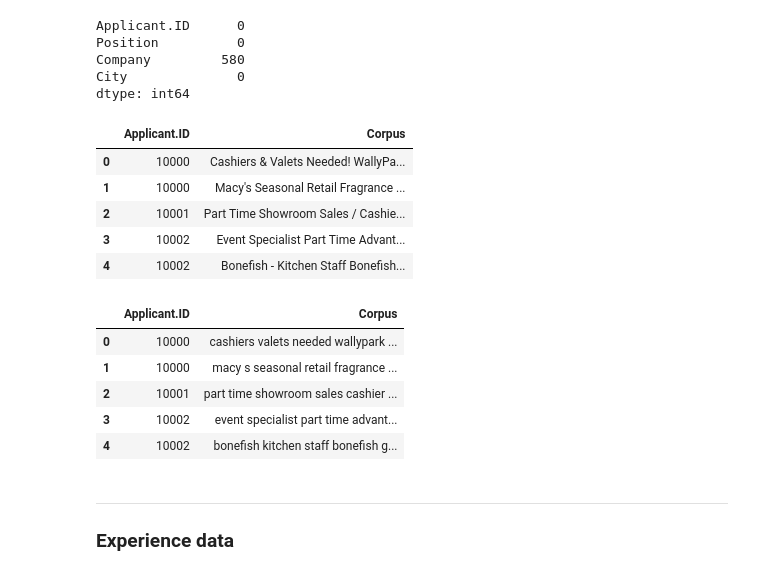
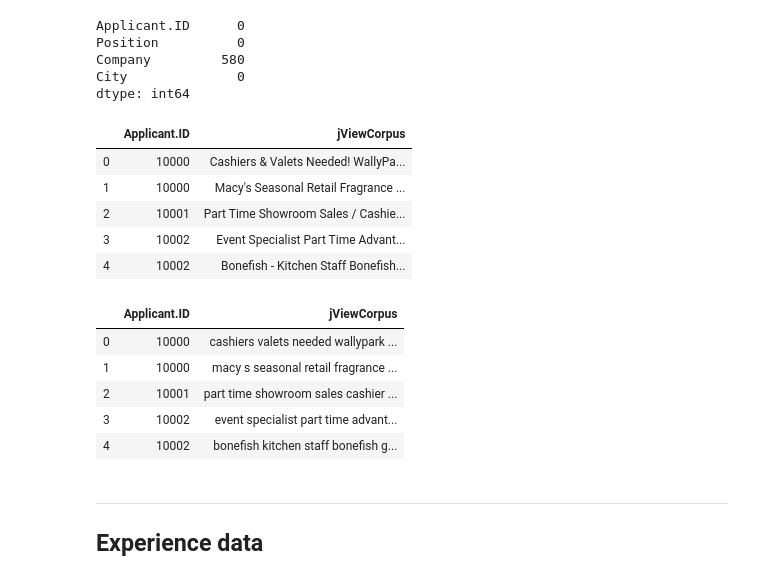
Before and after one commit to SamLevinSE/job_recommender_with_NLP, a Jupyter notebook: job_recommender_data_mining_USERS.ipynb, the cells around one changed output. Cells and saved outputs as stored; diff of their text form; code cells hidden in the pictures.

```diff
--- a/job_recommender_data_mining_USERS.ipynb
+++ b/job_recommender_data_mining_USERS.ipynb
@@ -90,22 +90,22 @@ Company         580
 City              0
 dtype: int64
 # %%
-jViews['Corpus'] = jViews['Position'].map(str) +' '+jViews["Company"] +"  "+ jViews["City"]
+jViews['jViewCorpus'] = jViews['Position'].map(str) +' '+jViews["Company"] +"  "+ jViews["City"]
 jViews = jViews.drop(['Position', 'Company', 'City'], axis=1)
 jViews.head()
 # %% [output]
-|  | Applicant.ID | Corpus |
+|  | Applicant.ID | jViewCorpus |
 | 0 | 10000 | Cashiers & Valets Needed! WallyPa... |
 | 1 | 10000 | Macy's Seasonal Retail Fragrance ... |
 | 2 | 10001 | Part Time Showroom Sales / Cashie... |
 | 3 | 10002 | Event Specialist Part Time Advant... |
 | 4 | 10002 | Bonefish - Kitchen Staff Bonefish... |
 # %%
-jViews.Corpus = jViews.Corpus.str.lower()
-jViews.Corpus = jViews.Corpus.str.replace('[^a-z \n\.]', ' ')
+jViews.jViewCorpus = jViews.jViewCorpus.str.lower()
+jViews.jViewCorpus = jViews.jViewCorpus.str.replace('[^a-z \n\.]', ' ')
 jViews.head()
 # %% [output]
-|  | Applicant.ID | Corpus |
+|  | Applicant.ID | jViewCorpus |
 | 0 | 10000 | cashiers valets needed wallypark ... |
 | 1 | 10000 | macy s seasonal retail fragrance ... |
 | 2 | 10001 | part time showroom sales cashier ... |
@@ -114,3 +116,3 @@ jViews.head()
 # %% [markdown]
 ---
-### Experience data
+## Experience data
```
Also changed, not shown: parts of 22 cells of this notebook, 1 other file.
